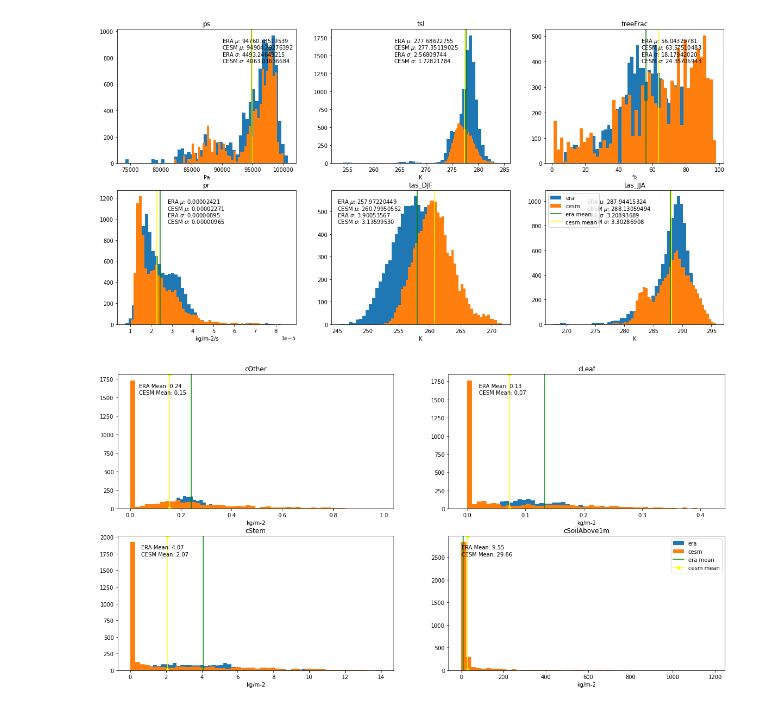
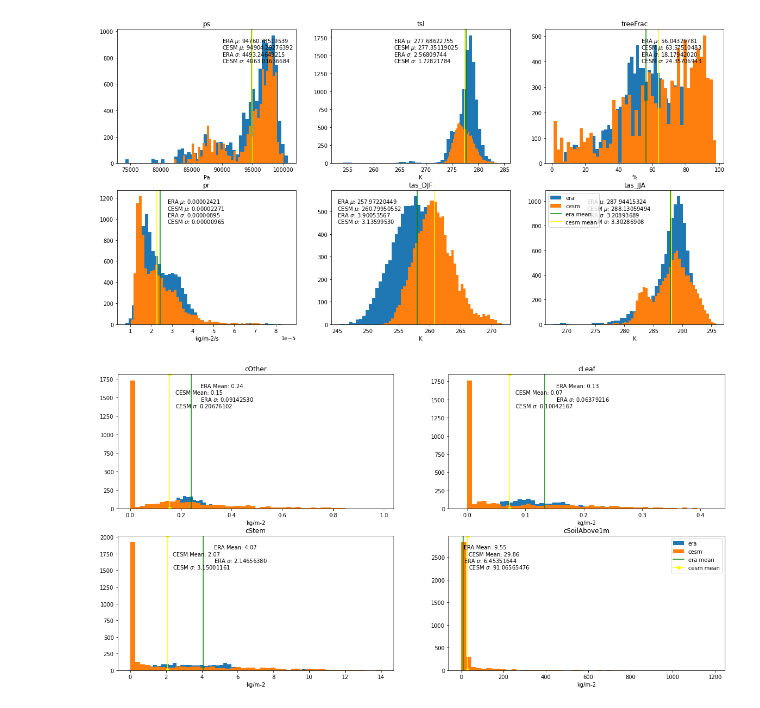
Before and after one commit to grahamclyne/thesis, a Jupyter notebook: variable_distribution_plots.ipynb, the cells around one changed output. Saved outputs shown, nothing was run; the diff lists cells and outputs as text; code cells hidden in the pictures.

```diff
--- a/variable_distribution_plots.ipynb
+++ b/variable_distribution_plots.ipynb
@@ -73,29 +73,32 @@ plt.show()
 # %%
 f,ax = plt.subplots(2,2,figsize=(20,10))
 ax = ax.flatten()
 inputs = ['cOther','cLeaf','cStem','cSoilAbove1m']
 input_units = ['kg/m-2','kg/m-2','kg/m-2','kg/m-2']
 for var_index in range(0,len(inputs)):
     inferred[inputs[var_index]].hist(ax=ax[var_index],bins=50,label='era')
     cesm_output[inputs[var_index]].hist(ax=ax[var_index],bins=50,label='cesm')
     ax[var_index].set_xlabel(input_units[var_index])
     ax[var_index].axvline(x=inferred[inputs[var_index]].mean(),color='green',label='era mean')
     ax[var_index].axvline(x=cesm_output[inputs[var_index]].mean(),color='yellow',label='cesm mean',marker='o')
     ax[var_index].title.set_text(inputs[var_index])
     ax[var_index].grid(False)
     # ax[var_index].grid=False
     # plt.hist(era[inputs[var_index]],ax=ax[var_index],bins=100,label='era')
     # plt.hist(cesm[inputs[var_index]],ax=ax[var_index],bins=100,label='cesm')
     min_ylim, max_ylim = ax[var_index].get_ylim()
     if(inputs[var_index] == 'pr'):
         ax[var_index].text(x=inferred[inputs[var_index]].mean()*1.15,y=.9*max_ylim,s='ERA Mean: {:.8f}'.format(inferred[inputs[var_index]].mean()))
-        ax[var_index].text(x=inferred[inputs[var_index]].mean()*1.15,y=.85*max_ylim,s='CESM Mean: {:.8f}'.format(cesm_output[inputs[var_index]].mean()))
+        ax[var_index].text(x=cesm_output[inputs[var_index]].mean()*1.15,y=.85*max_ylim,s='CESM Mean: {:.8f}'.format(cesm_output[inputs[var_index]].mean()))
+        ax[var_index].text(x=inferred[inputs[var_index]].mean()*1.15,y=.80*max_ylim,s='ERA $\sigma$: {:.8f}'.format(inferred[inputs[var_index]].std()))
+        ax[var_index].text(x=cesm_output[inputs[var_index]].mean()*1.15,y=.75*max_ylim,s='CESM $\sigma$: {:.8f}'.format(cesm_output[inputs[var_index]].std()))
     else:
-        ax[var_index].text(x=inferred[inputs[var_index]].mean()*.15,y=.9*max_ylim,s='ERA Mean: {:.2f}'.format(inferred[inputs[var_index]].mean()))
-        ax[var_index].text(x=inferred[inputs[var_index]].mean()*.15,y=.85*max_ylim,s='CESM Mean: {:.2f}'.format(cesm_output[inputs[var_index]].mean()))
-
+        ax[var_index].text(x=inferred[inputs[var_index]].mean()*1.15,y=.9*max_ylim,s='ERA Mean: {:.2f}'.format(inferred[inputs[var_index]].mean()))
+        ax[var_index].text(x=cesm_output[inputs[var_index]].mean()*1.15,y=.85*max_ylim,s='CESM Mean: {:.2f}'.format(cesm_output[inputs[var_index]].mean()))
+        ax[var_index].text(x=inferred[inputs[var_index]].mean()*1.15,y=.80*max_ylim,s='ERA $\sigma$: {:.8f}'.format(inferred[inputs[var_index]].std()))
+        ax[var_index].text(x=cesm_output[inputs[var_index]].mean()*1.15,y=.75*max_ylim,s='CESM $\sigma$: {:.8f}'.format(cesm_output[inputs[var_index]].std()))
 plt.legend()
 
 plt.show()
 # %% [output]
-[figure, old version]
+[figure, new version]
```
Also changed, not shown: 26 other files.
